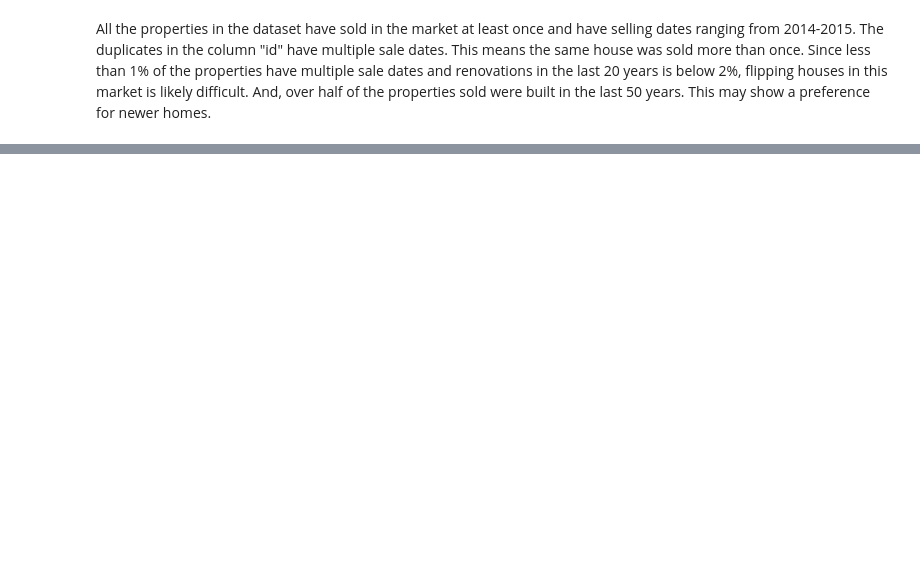
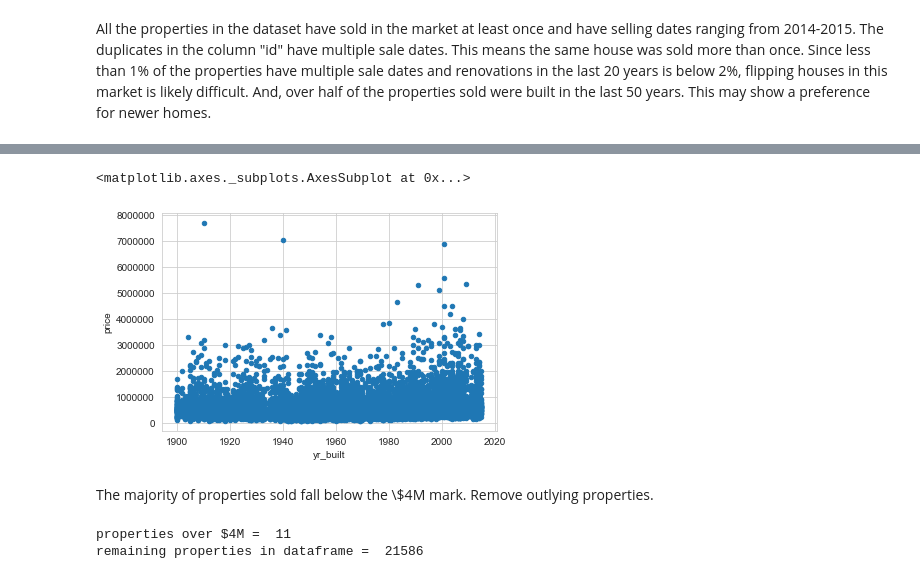
Before and after one commit to kathanner/seattle_housing, a Jupyter notebook: housing_data.ipynb, the cells around one changed output, grey strips where cells are left out. Cells and saved outputs as stored; diff of their text form; code cells hidden in the pictures; blank space fills up the shorter version.

```diff
--- a/housing_data.ipynb
+++ b/housing_data.ipynb
@@ -115,0 +171,30 @@ All the properties in the dataset have sold in the market at least once and have
+# %%
+# set object as integer
+df['sqft_basement'] = pd.to_numeric(df['sqft_basement'],errors='coerce')
+
+# convert date to datetime and extract the month
+import datetime as dt
+df['date'] = pd.to_datetime(df['date'])
+df['month'] = df['date'].dt.month
+
+# replace NAN with 0. if no data, assume the value 0 = false
+df['waterfront'].fillna(0, inplace=True)
+df['yr_renovated'].fillna(0, inplace=True)
+df['view'].fillna(0, inplace=True)
+df['sqft_basement'].fillna(0, inplace=True)
+# %%
+df.plot.scatter(x='yr_built', y='price')
+# %% [output]
+<matplotlib.axes._subplots.AxesSubplot at 0x...>
+[figure, added]
+# %% [markdown]
+The majority of properties sold fall below the \\$4M mark. Remove outlying properties.
+# %%
+over400 = df[df['price'] > 4000000].index
+df.drop(over400, inplace=True)
+
+print('properties over $4M = ',len(over400))
+print('remaining properties in dataframe = ',len(df))
+# %% [output]
+properties over $4M =  11
+remaining properties in dataframe =  21586
```
Also changed, not shown: parts of 104 cells of this notebook, 1 other file.
